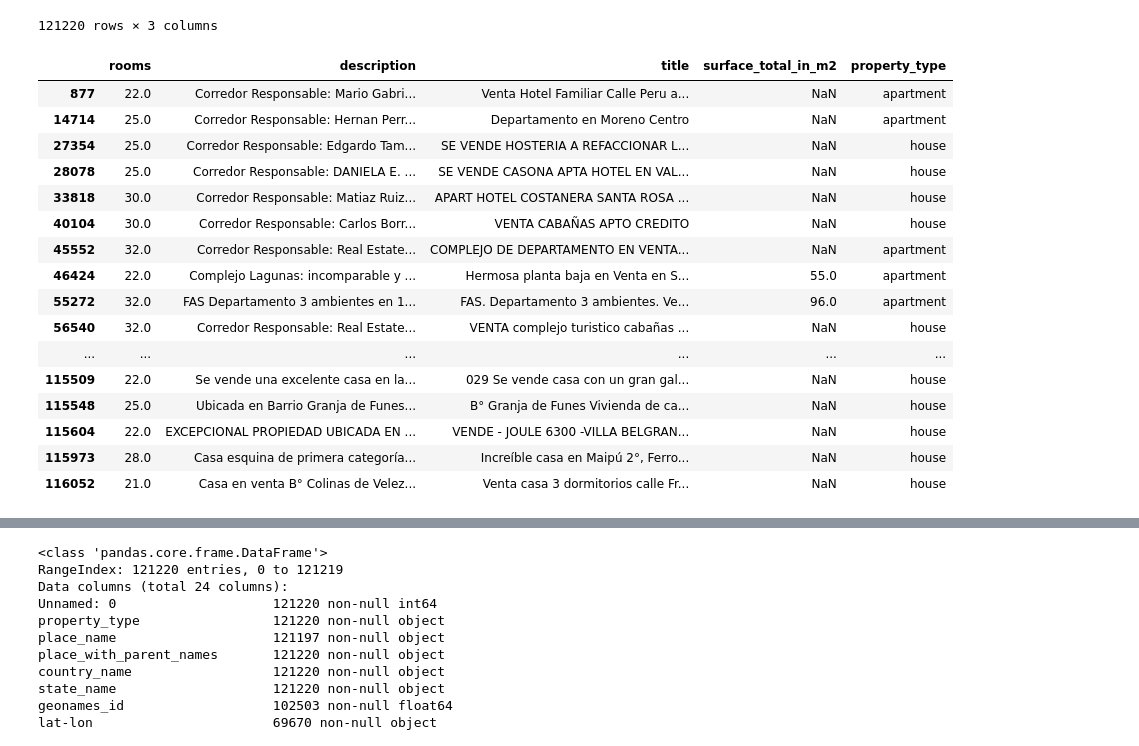
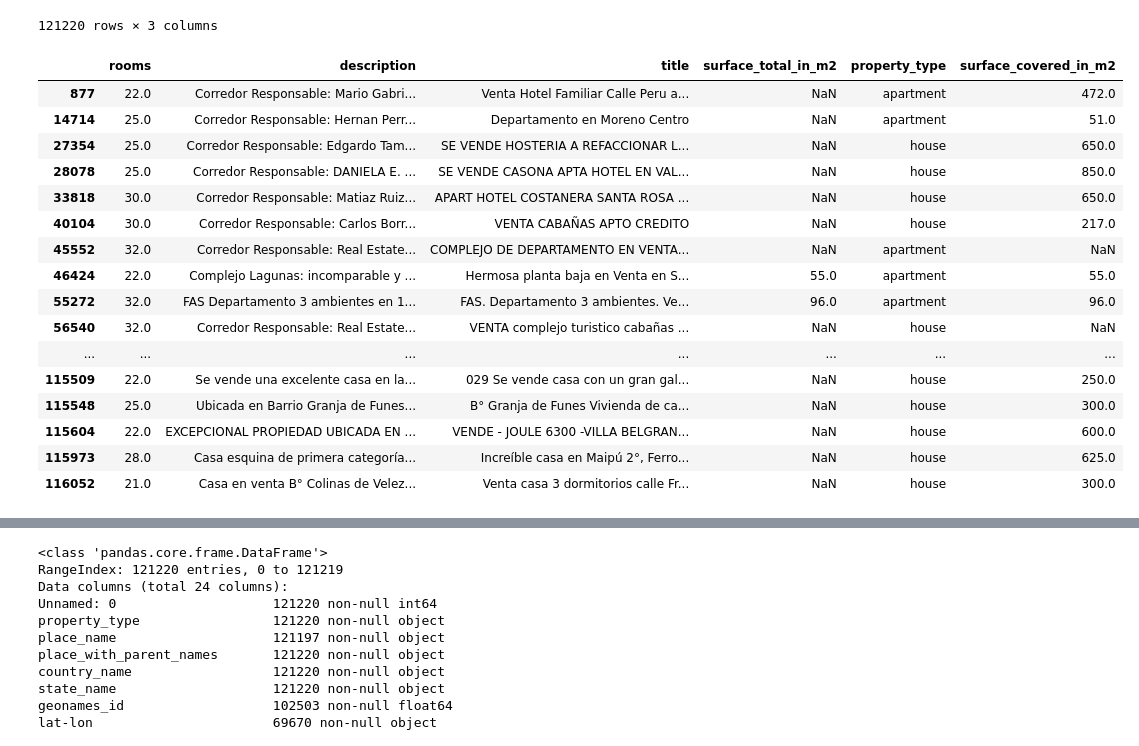
Before and after one commit to marxMT/dhGrupo8, a Jupyter notebook: Desafío 1 - Grupo 8.ipynb, the cells around one changed output, grey strips where cells are left out. Saved outputs shown, nothing was run; the diff lists cells and outputs as text; code cells hidden in the pictures.

Commit message:
Mejoras en ambientes

```diff
--- a/Desafío 1 - Grupo 8.ipynb
+++ b/Desafío 1 - Grupo 8.ipynb
@@ -180,23 +180,23 @@ df.loc[:,["rooms","description","title"]]
 | 121219 | NaN | Departamento de 77 m2 apto profes... | Departamento apto profesional en ... |
 121220 rows × 3 columns
 # %%
-#Vemos si las propiedades con 20 ambientes realmente lo son:
-df[df['rooms']>20].loc[:,['rooms','description','title','surface_total_in_m2','property_type']]
+#Vemos si las propiedades con más de 20 ambientes realmente lo son:
+df[df['rooms']>20].loc[:,['rooms','description','title','surface_total_in_m2','property_type','surface_covered_in_m2']]
 # %% [output]
-|  | rooms | description | title | surface_total_in_m2 | property_type |
-| 877 | 22.0 | Corredor Responsable: Mario Gabri... | Venta Hotel Familiar Calle Peru a... | NaN | apartment |
-| 14714 | 25.0 | Corredor Responsable: Hernan Perr... | Departamento en Moreno Centro | NaN | apartment |
-| 27354 | 25.0 | Corredor Responsable: Edgardo Tam... | SE VENDE HOSTERIA A REFACCIONAR L... | NaN | house |
-| 28078 | 25.0 | Corredor Responsable: DANIELA E. ... | SE VENDE CASONA APTA HOTEL EN VAL... | NaN | house |
-| 33818 | 30.0 | Corredor Responsable: Matiaz Ruiz... | APART HOTEL COSTANERA SANTA ROSA ... | NaN | house |
-| 40104 | 30.0 | Corredor Responsable: Carlos Borr... | VENTA CABAÑAS APTO CREDITO | NaN | house |
-| 45552 | 32.0 | Corredor Responsable: Real Estate... | COMPLEJO DE DEPARTAMENTO EN VENTA... | NaN | apartment |
-| 46424 | 22.0 | Complejo Lagunas: incomparable y ... | Hermosa planta baja en Venta en S... | 55.0 | apartment |
-| 55272 | 32.0 | FAS Departamento 3 ambientes en 1... | FAS. Departamento 3 ambientes. Ve... | 96.0 | apartment |
-| 56540 | 32.0 | Corredor Responsable: Real Estate... | VENTA complejo turistico cabañas ... | NaN | house |
-| ... | ... | ... | ... | ... | ... |
-| 115509 | 22.0 | Se vende una excelente casa en la... | 029 Se vende casa con un gran gal... | NaN | house |
-| 115548 | 25.0 | Ubicada en Barrio Granja de Funes... | B° Granja de Funes Vivienda de ca... | NaN | house |
-| 115604 | 22.0 | EXCEPCIONAL PROPIEDAD UBICADA EN ... | VENDE - JOULE 6300 -VILLA BELGRAN... | NaN | house |
-| 115973 | 28.0 | Casa esquina de primera categoría... | Increíble casa en Maipú 2°, Ferro... | NaN | house |
-| 116052 | 21.0 | Casa en venta B° Colinas de Velez... | Venta casa 3 dormitorios calle Fr... | NaN | house |
+|  | rooms | description | title | surface_total_in_m2 | property_type | surface_covered_in_m2 |
+| 877 | 22.0 | Corredor Responsable: Mario Gabri... | Venta Hotel Familiar Calle Peru a... | NaN | apartment | 472.0 |
+| 14714 | 25.0 | Corredor Responsable: Hernan Perr... | Departamento en Moreno Centro | NaN | apartment | 51.0 |
+| 27354 | 25.0 | Corredor Responsable: Edgardo Tam... | SE VENDE HOSTERIA A REFACCIONAR L... | NaN | house | 650.0 |
+| 28078 | 25.0 | Corredor Responsable: DANIELA E. ... | SE VENDE CASONA APTA HOTEL EN VAL... | NaN | house | 850.0 |
+| 33818 | 30.0 | Corredor Responsable: Matiaz Ruiz... | APART HOTEL COSTANERA SANTA ROSA ... | NaN | house | 650.0 |
+| 40104 | 30.0 | Corredor Responsable: Carlos Borr... | VENTA CABAÑAS APTO CREDITO | NaN | house | 217.0 |
+| 45552 | 32.0 | Corredor Responsable: Real Estate... | COMPLEJO DE DEPARTAMENTO EN VENTA... | NaN | apartment | NaN |
+| 46424 | 22.0 | Complejo Lagunas: incomparable y ... | Hermosa planta baja en Venta en S... | 55.0 | apartment | 55.0 |
+| 55272 | 32.0 | FAS Departamento 3 ambientes en 1... | FAS. Departamento 3 ambientes. Ve... | 96.0 | apartment | 96.0 |
+| 56540 | 32.0 | Corredor Responsable: Real Estate... | VENTA complejo turistico cabañas ... | NaN | house | NaN |
+| ... | ... | ... | ... | ... | ... | ... |
+| 115509 | 22.0 | Se vende una excelente casa en la... | 029 Se vende casa con un gran gal... | NaN | house | 250.0 |
+| 115548 | 25.0 | Ubicada en Barrio Granja de Funes... | B° Granja de Funes Vivienda de ca... | NaN | house | 300.0 |
+| 115604 | 22.0 | EXCEPCIONAL PROPIEDAD UBICADA EN ... | VENDE - JOULE 6300 -VILLA BELGRAN... | NaN | house | 600.0 |
+| 115973 | 28.0 | Casa esquina de primera categoría... | Increíble casa en Maipú 2°, Ferro... | NaN | house | 625.0 |
+| 116052 | 21.0 | Casa en venta B° Colinas de Velez... | Venta casa 3 dormitorios calle Fr... | NaN | house | 300.0 |
```
Also changed, not shown: parts of 41 cells of this notebook.
